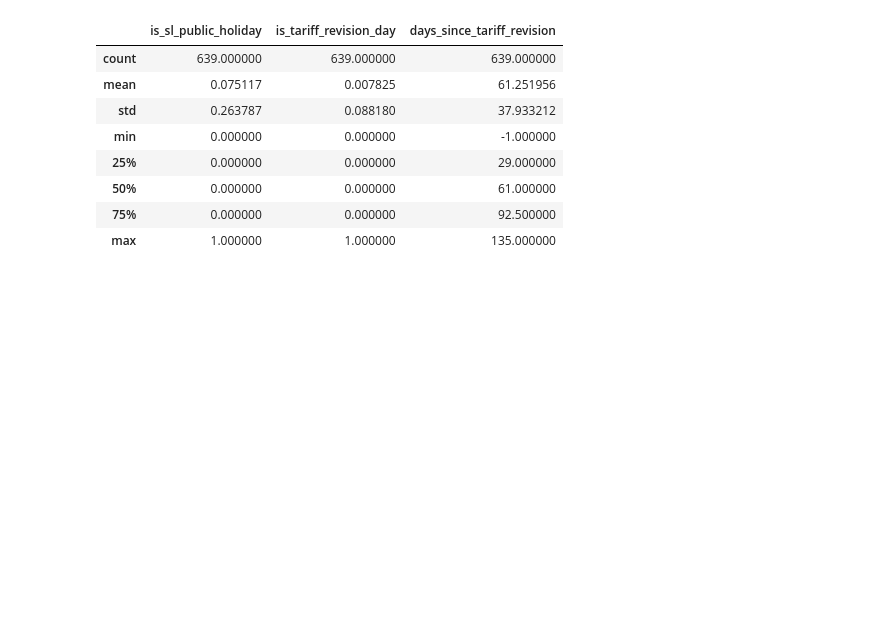
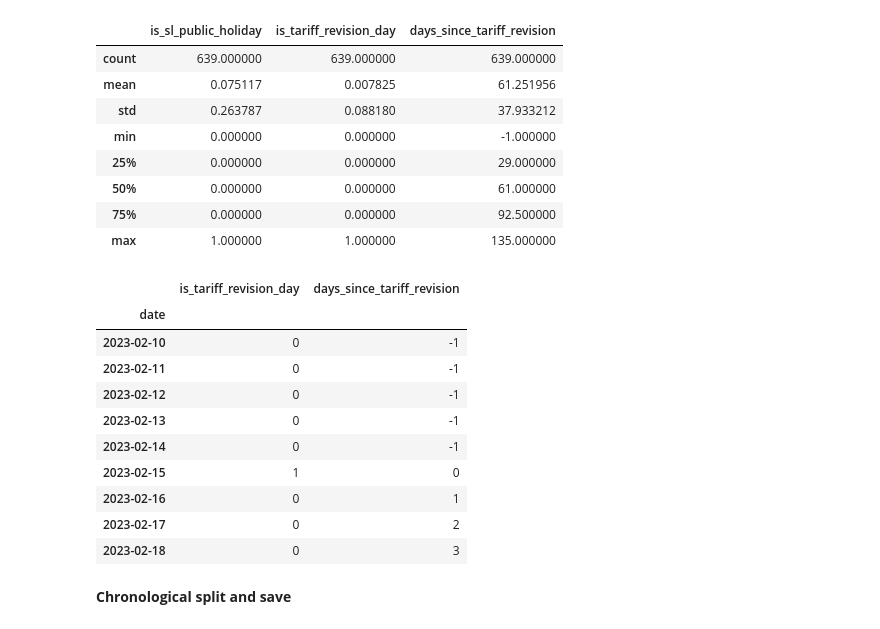
Before and after one commit to JanakaUPerera/ml_recon_sl, a Jupyter notebook: notebooks/02_preprocessing_feature_engineering.ipynb, the cells around one changed output. Saved outputs shown, nothing was run; the diff lists cells and outputs as text; code cells hidden in the pictures; blank space fills up the shorter version.

Commit message:
Save last execution of notebook file

```diff
--- a/notebooks/02_preprocessing_feature_engineering.ipynb
+++ b/notebooks/02_preprocessing_feature_engineering.ipynb
@@ -1022,3 +1022,20 @@ Tariff revision days flagged: 5
 | 50% | 0.000000 | 0.000000 | 61.000000 |
 | 75% | 0.000000 | 0.000000 | 92.500000 |
 | max | 1.000000 | 1.000000 | 135.000000 |
+# %%
+# spot-check the tariff feature around the first revision date
+features.loc["2023-02-10":"2023-02-18", ["is_tariff_revision_day", "days_since_tariff_revision"]]
+# %% [output]
+|  | is_tariff_revision_day | days_since_tariff_revision |
+| date |  |  |
+| 2023-02-10 | 0 | -1 |
+| 2023-02-11 | 0 | -1 |
+| 2023-02-12 | 0 | -1 |
+| 2023-02-13 | 0 | -1 |
+| 2023-02-14 | 0 | -1 |
+| 2023-02-15 | 1 | 0 |
+| 2023-02-16 | 0 | 1 |
+| 2023-02-17 | 0 | 2 |
+| 2023-02-18 | 0 | 3 |
+# %% [markdown]
+**Chronological split and save**
```
Also changed, not shown: parts of 1 cell of this notebook.
